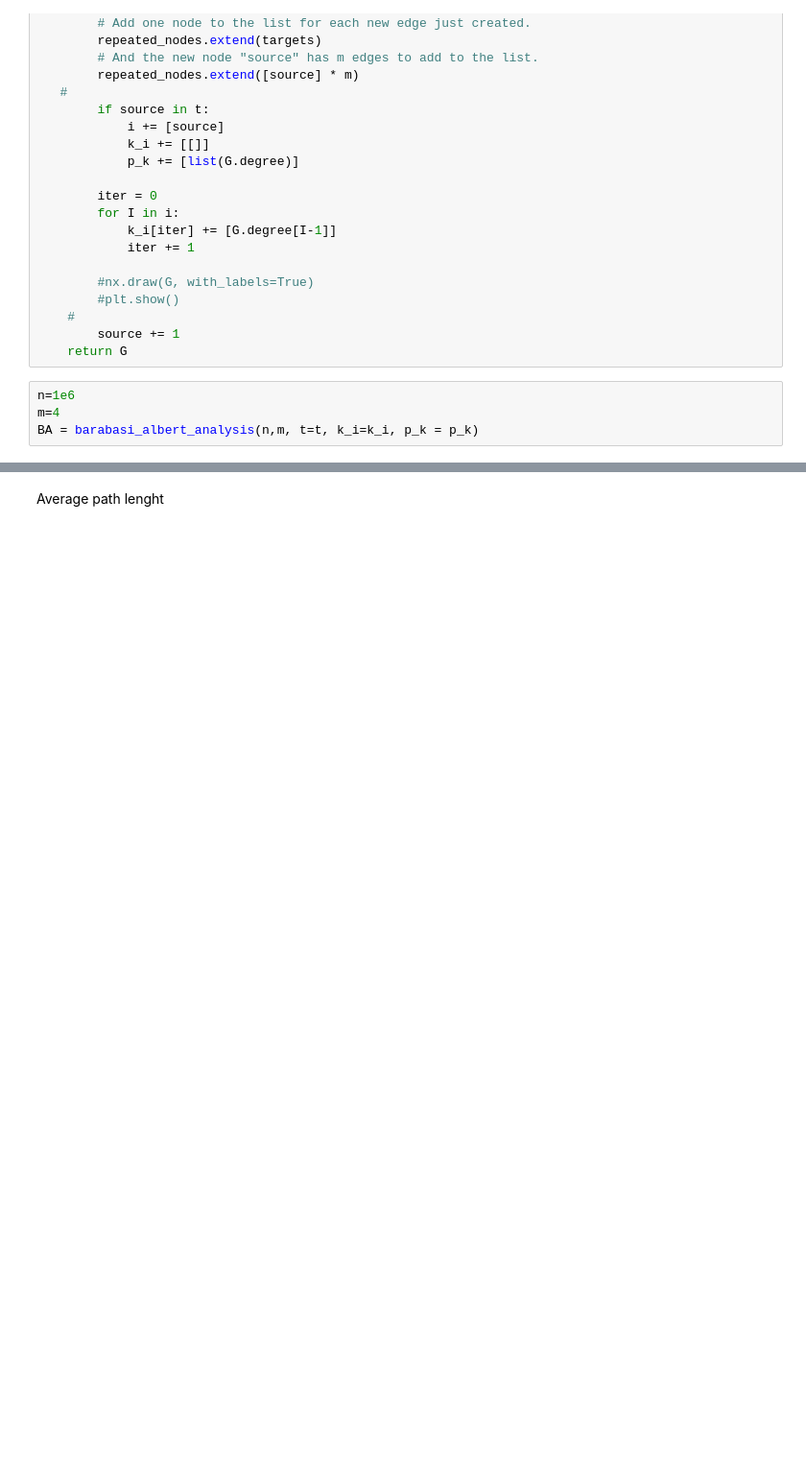
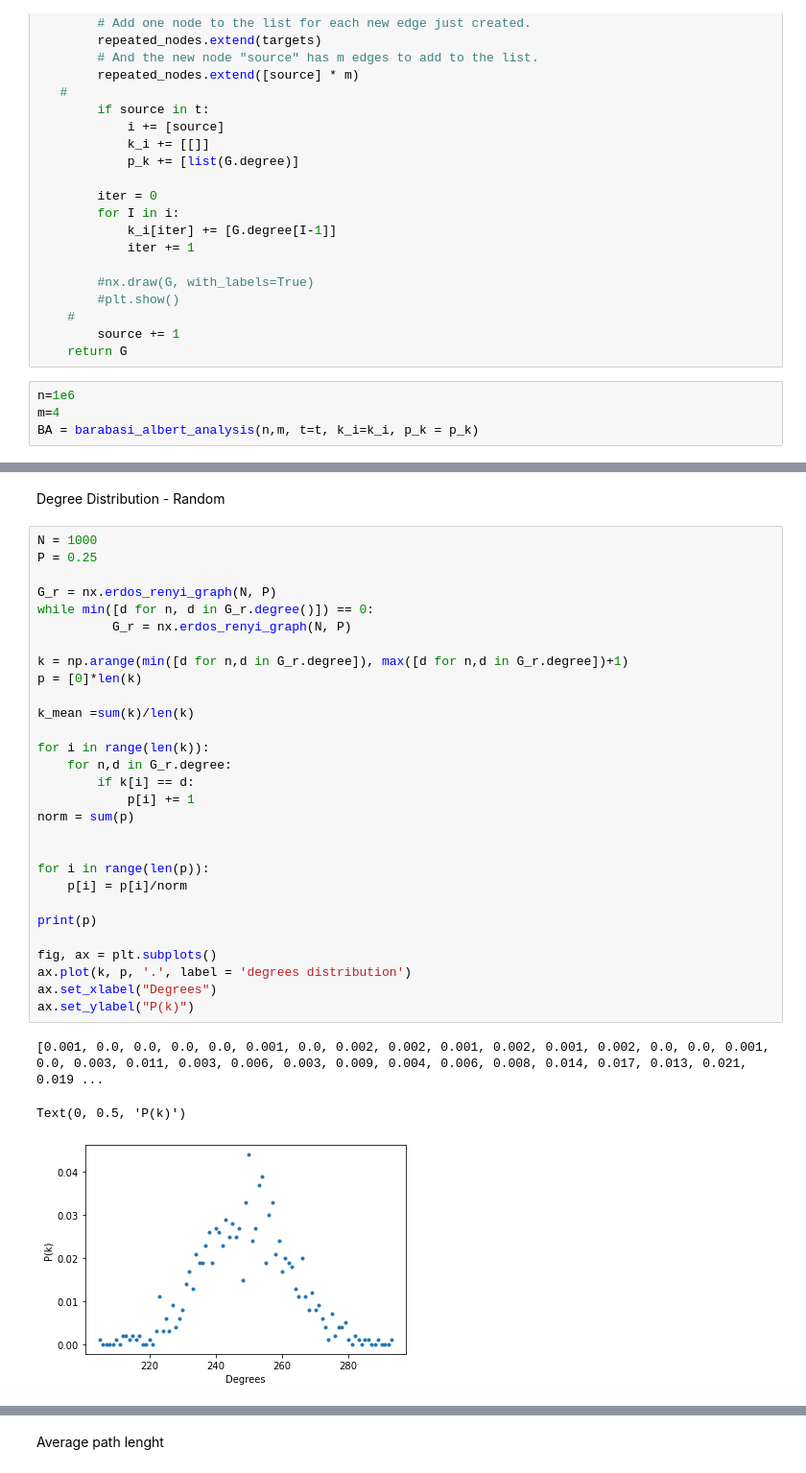
Before and after one commit to Ferri-00/Esame-Complessi, a Jupyter notebook: NetworkProperty.ipynb, the cells around one changed output, grey strips where cells are left out. Shown at 96% size. Drawn from its saved outputs; the diff is of its cells as text; blank space fills up the shorter version.

```diff
--- a/NetworkProperty.ipynb
+++ b/NetworkProperty.ipynb
@@ -171 +172,36 @@ for h in range(len(p_k)):
 ... (4 outputs left out)
+# %% [markdown]
+Degree Distribution - Random
+# %%
+N = 1000
+P = 0.25
+
+G_r = nx.erdos_renyi_graph(N, P)
+while min([d for n, d in G_r.degree()]) == 0:
+          G_r = nx.erdos_renyi_graph(N, P)
+
+k = np.arange(min([d for n,d in G_r.degree]), max([d for n,d in G_r.degree])+1)
+p = [0]*len(k)
+
+k_mean =sum(k)/len(k)
+
+for i in range(len(k)):
+    for n,d in G_r.degree:
+        if k[i] == d:
+            p[i] += 1
+norm = sum(p)
+
+
+for i in range(len(p)):
+    p[i] = p[i]/norm
+
+print(p)
+
+fig, ax = plt.subplots()
+ax.plot(k, p, '.', label = 'degrees distribution')
+ax.set_xlabel("Degrees")
+ax.set_ylabel("P(k)")
+# %% [output]
+[0.001, 0.0, 0.0, 0.0, 0.0, 0.001, 0.0, 0.002, 0.002, 0.001, 0.002, 0.001, 0.002, 0.0, 0.0, 0.001, 0.0, 0.003, 0.011, 0.003, 0.006, 0.003, 0.009, 0.004, 0.006, 0.008, 0.014, 0.017, 0.013, 0.021, 0.019 ...
+Text(0, 0.5, 'P(k)')
+[figure, added]
```
Also changed, not shown: parts of 7 cells of this notebook, 3 other files.
